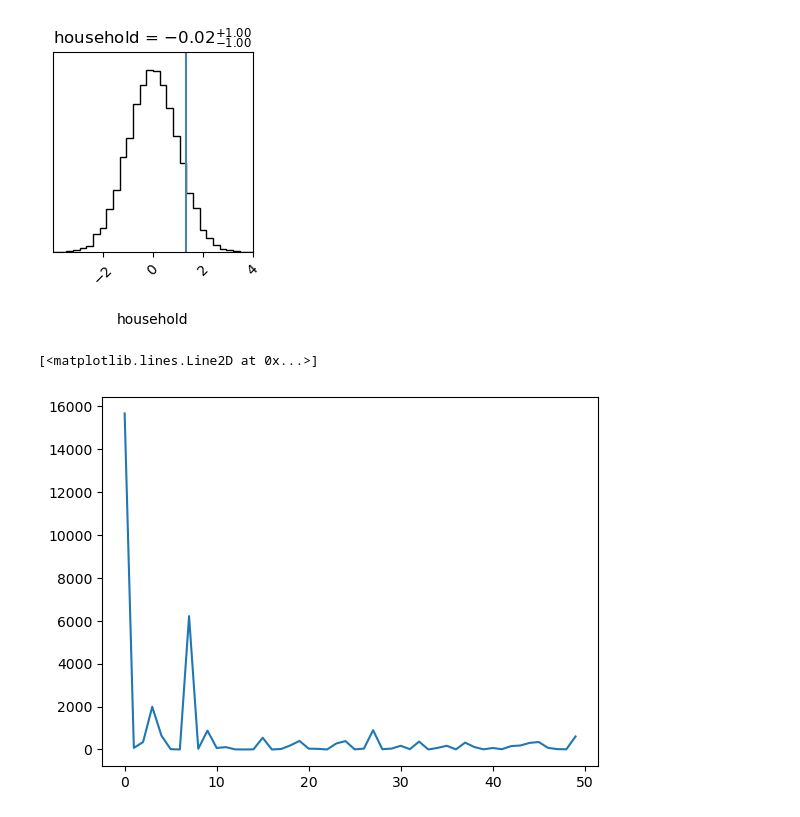
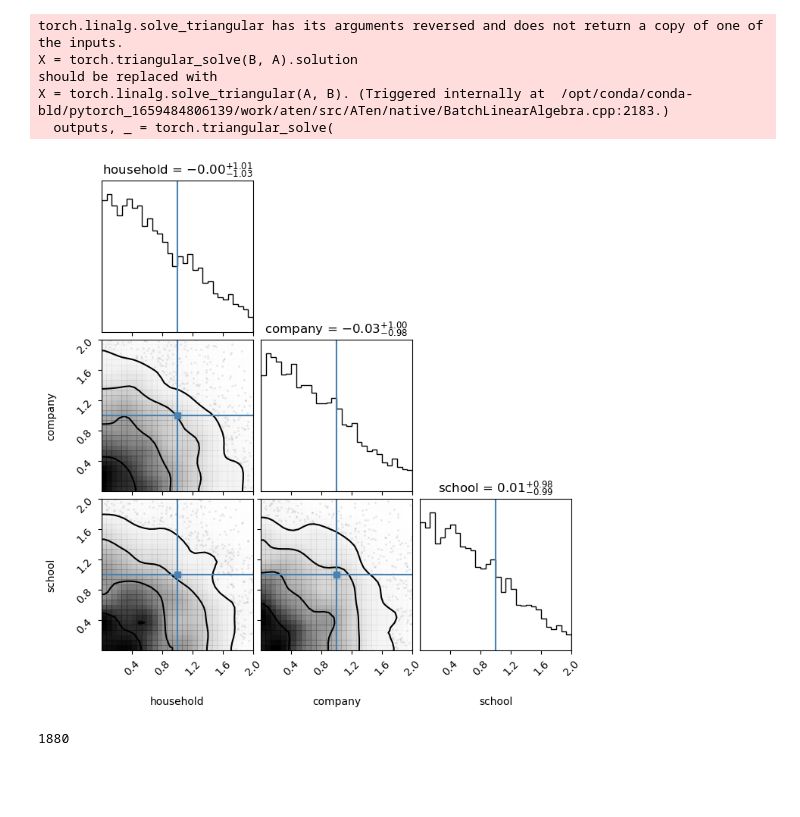
Before and after one commit to arnauqb/bayesian_gradabm, a Jupyter notebook: notebooks/june.ipynb, the cells around one changed output. Saved outputs shown, nothing was run; the diff lists cells and outputs as text; code cells hidden in the pictures; blank space fills up the shorter version.

```diff
--- a/notebooks/june.ipynb
+++ b/notebooks/june.ipynb
@@ -14,6 +16,8 @@ mpl.rcParams["figure.dpi"] = 100
 from grad_june import Runner
 
 #torch.autograd.detect_anomaly(check_nan=True)
+# %%
+device = "cuda:0"
 # %%
 def set_random_seed(seed=999):
     """
@@ -28,5 +32,5 @@ set_random_seed()
 # %%
-def plot_posterior(nfm, it):
+def plot_posterior(nfm, it, lims=(0,2)):
     posteriors = nfm.sample(10000)
     samples = posteriors[0].cpu().detach().numpy()
     samples = np.where(~np.isnan(samples), samples, 0)
@@ -37,9 +41,7 @@ def plot_posterior(nfm, it):
                       truths=true_values,
                       show_titles=True,
                       bins=30,
-                      range = [(-4,4) for i in range(len(true_values))])
+                      range = [lims for i in range(len(true_values))])
     #f.savefig(f"./flow_results/posteriors/posterior_{it:03d}.png", dpi=150, facecolor='white')
     return
-# %%
-device = "cpu"
 # %%
@@ -88,32 +110,36 @@ true_data = runner()[0]["cases_per_timestep"]
 # %%
 # Set up model
 
 # Define flows
 K = 4
 
 latent_size = len(true_values)
-hidden_units = 16
+hidden_units = 32
 hidden_layers = 2
 
 flows = []
 for i in range(K):
     flows += [nf.flows.AutoregressiveRationalQuadraticSpline(latent_size, hidden_layers, hidden_units)]
     flows += [nf.flows.LULinearPermute(latent_size)]
 
 # Set prior and q0
 q0 = nf.distributions.DiagGaussian(len(true_values), trainable=False)
 
 # Construct flow model
 flow = nf.NormalizingFlow(q0=q0, flows=flows)
 
 # Move model on GPU if available
-enable_cuda = True
 flow = flow.to(device)
 
 plot_posterior(flow, 0)
 plt.show()
 # %% [output]
+torch.linalg.solve_triangular has its arguments reversed and does not return a copy of one of the inputs.
+X = torch.triangular_solve(B, A).solution
+should be replaced with
+X = torch.linalg.solve_triangular(A, B). (Triggered internally at  /opt/conda/conda-bld/pytorch_1659484806139/work/aten/src/ATen/native/BatchLinearAlgebra.cpp:2183.)
+  outputs, _ = torch.triangular_solve(
-[figure, old version]
+[figure, new version]
 # %%
 def run_model(sample):
     #print(sample)
@@ -149,46 +172,43 @@ def get_regularisation(flow, true_data, n_samples=5, summarise_cond=True):
 # Train model
 
 parameters_to_optimize = list(flow.parameters())
+print(sum([len(a) for a in parameters_to_optimize]))
 optimizer = torch.optim.Adam(parameters_to_optimize, lr=1e-3)
 loss_fn = torch.nn.MSELoss(reduction="mean")
 
 
-n_epochs = 50
+n_epochs = 250
 n_samples_per_epoch = 10
+n_samples_reg = 10
 
-best_loss = np.inf
-loss_hist = []
-loss_hist_train = []
 
-w = torch.tensor(0., requires_grad=True)
+w = 0.0 #torch.tensor(1.0, requires_grad=True)
 
 iterator = tqdm(range(n_epochs))
 
 for it in iterator:
     optimizer.zero_grad()
     forecast_loss = get_forecast_score(flow=flow, true_data=true_data, loss_fn=loss_fn, n_samples=n_samples_per_epoch)
-    reglrise_loss = get_regularisation(flow=flow, true_data=true_data, n_samples=n_samples_per_epoch)
+    reglrise_loss = get_regularisation(flow=flow, n_samples=n_samples_reg)
     loss = forecast_loss  + w * reglrise_loss
+    losses["forecast_train"].append(forecast_loss.item())
+    losses["reglrise_train"].append(reglrise_loss.item())
     #print(loss)
     if torch.isnan(loss):
         print("loss is nan!")
         break
     loss.backward()
 
-    for name, param in flow.named_parameters():
-        if not torch.isfinite(param.grad).all():
-            print(name)
-
-    #torch.nn.utils.clip_grad_norm_(parameters_to_optimize, 1e-3)
-    loss_hist_train.append(loss.item())
     optimizer.step()
 
     with torch.no_grad():
         val_forecast_loss = get_forecast_score(flow=flow, true_data=true_data, loss_fn=loss_fn, n_samples=n_samples_per_epoch)
-        val_reglrise_loss = get_regularisation(flow=flow, true_data=true_data, n_samples=n_samples_per_epoch)
+        val_reglrise_loss = get_regularisation(flow=flow, n_samples=n_samples_reg)
         val_loss = val_forecast_loss + w * val_reglrise_loss
 
-        loss_hist.append(val_loss.item())
+        losses["forecast_val"].append(val_forecast_loss.item())
+        losses["reglrise_val"].append(val_reglrise_loss.item())
+
         if val_loss.item() < best_loss:
             torch.save(flow.state_dict(), "./best_model.pth")
             best_loss = val_loss.item()
@@ -196,10 +216,9 @@ for it in iterator:
                               "rl":reglrise_loss.item(),
                               "val loss":val_loss.item(),
                               "best val loss":best_loss})
+    df = pd.DataFrame(losses)
+    df.to_csv("./losses.csv")
+# %% [output]
+1880
-# %%
-plt.plot(loss_hist_train)
-# %% [output]
-[<matplotlib.lines.Line2D at 0x...>]
-[figure, removed]
 # %%
 flow.load_state_dict(torch.load("./best_model.pth"))
```
Also changed, not shown: parts of 12 cells of this notebook.
